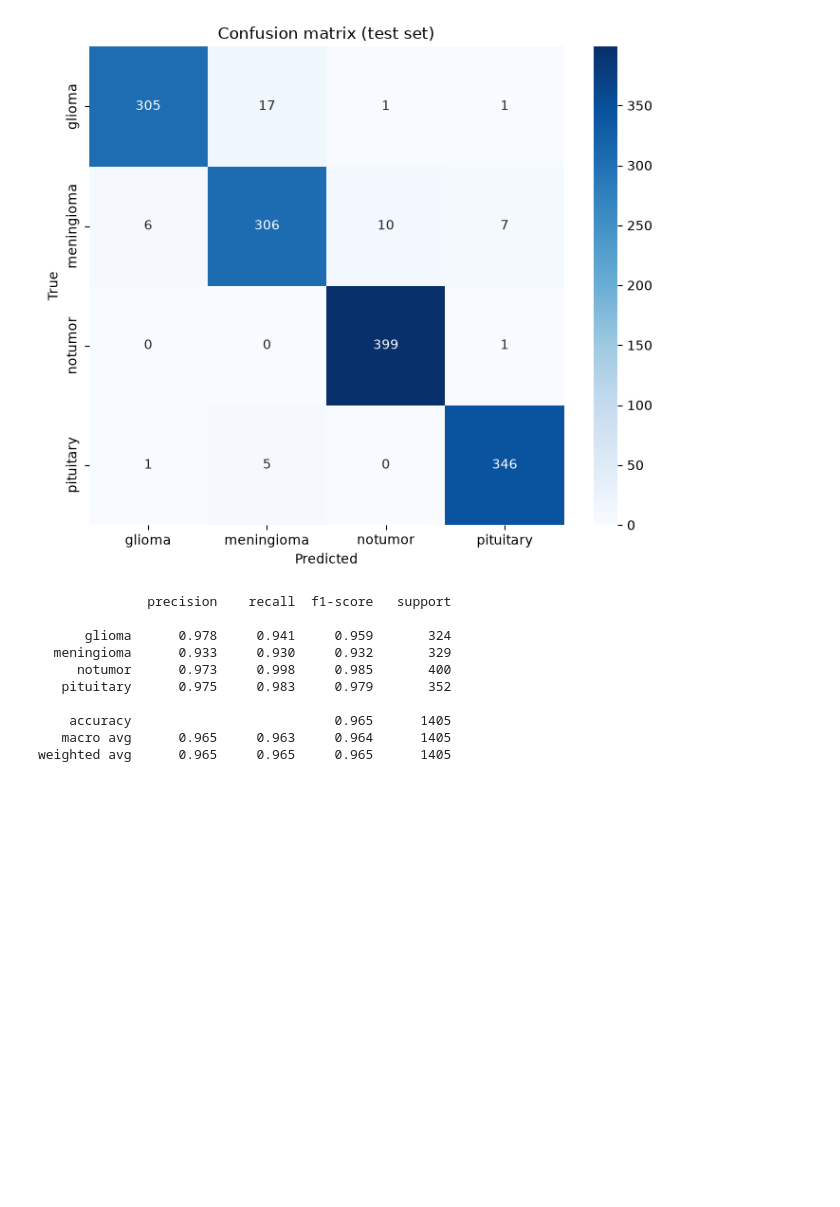
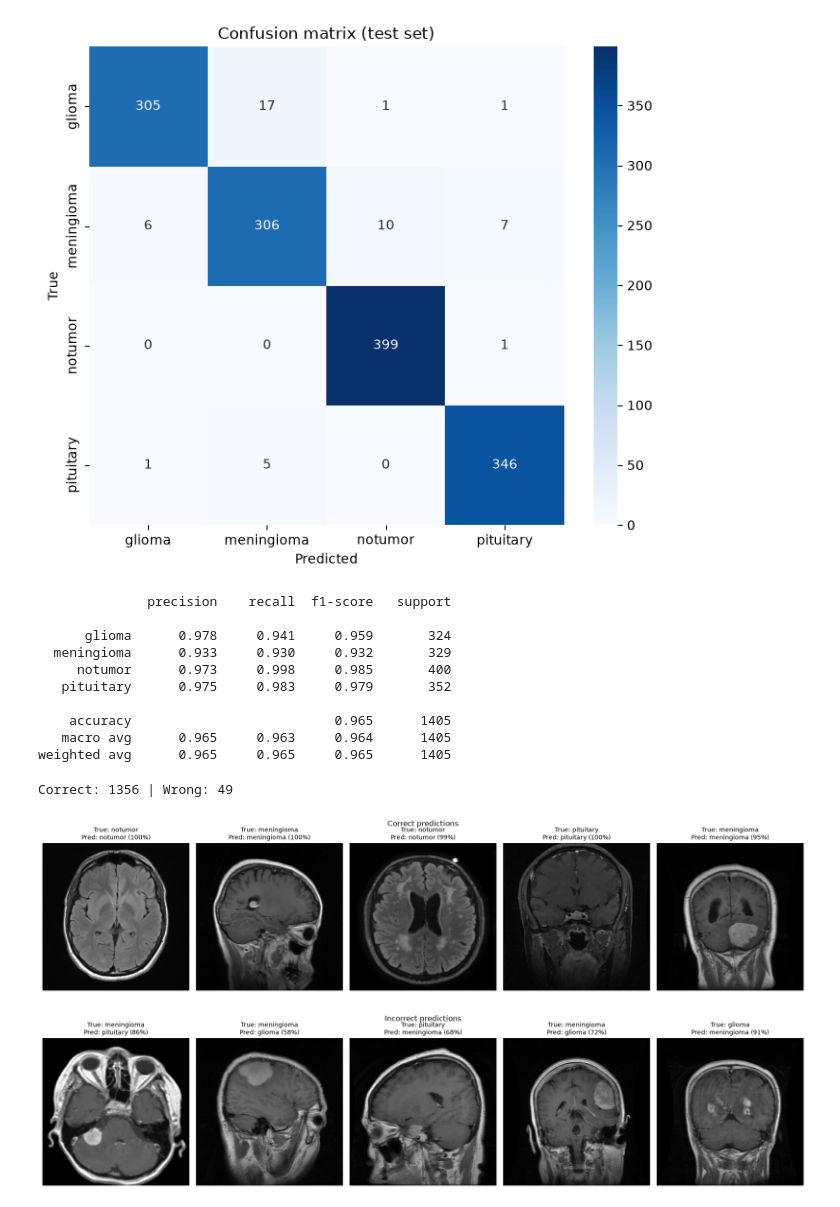
Before and after one commit to yassinmaftah/brainscan-ai, a Jupyter notebook: notebooks/04_training_evaluation.ipynb, the cells around one changed output. Drawn from its saved outputs; the diff is of its cells as text; code cells hidden in the pictures; blank space fills up the shorter version.

```diff
--- a/notebooks/04_training_evaluation.ipynb
+++ b/notebooks/04_training_evaluation.ipynb
@@ -279,3 +279,33 @@ print(classification_report(y_true, y_pred, target_names=class_named, digits=3))
     accuracy                          0.965      1405
    macro avg      0.965     0.963     0.964      1405
 weighted avg      0.965     0.965     0.965      1405
+# %%
+rng = np.random.default_rng(42)
+
+correct_idx = np.where(y_pred == y_true)[0]
+wrong_idx = np.where(y_pred != y_true)[0]
+
+print("Correct:", len(correct_idx), "| Wrong:", len(wrong_idx))
+
+def show_examples(indexes, title, n=5):
+    n = min(n, len(indexes))
+    chosen = rng.choice(indexes, size=n, replace=False)
+    plt.figure(figsize=(3.5 * n, 4.2))
+    for k, i in enumerate(chosen):
+        plt.subplot(1, n, k + 1)
+        plt.imshow(X_test[i])
+        confidence = y_prob[i].max() * 100
+        plt.title(f"True: {class_named[y_true[i]]}\nPred: {class_named[y_pred[i]]} ({confidence:.0f}%)",
+                  fontsize=10)
+        plt.axis("off")
+    plt.suptitle(title)
+    plt.tight_layout()
+    plt.savefig(f"/app/models/{title.replace(' ', '_').lower()}.png", dpi=150)
+    plt.show()
+
+show_examples(correct_idx, "Correct predictions")
+show_examples(wrong_idx, "Incorrect predictions")
+# %% [output]
+Correct: 1356 | Wrong: 49
+[figure, added]
+[figure, added]
```
Also changed, not shown: 5 other files.
